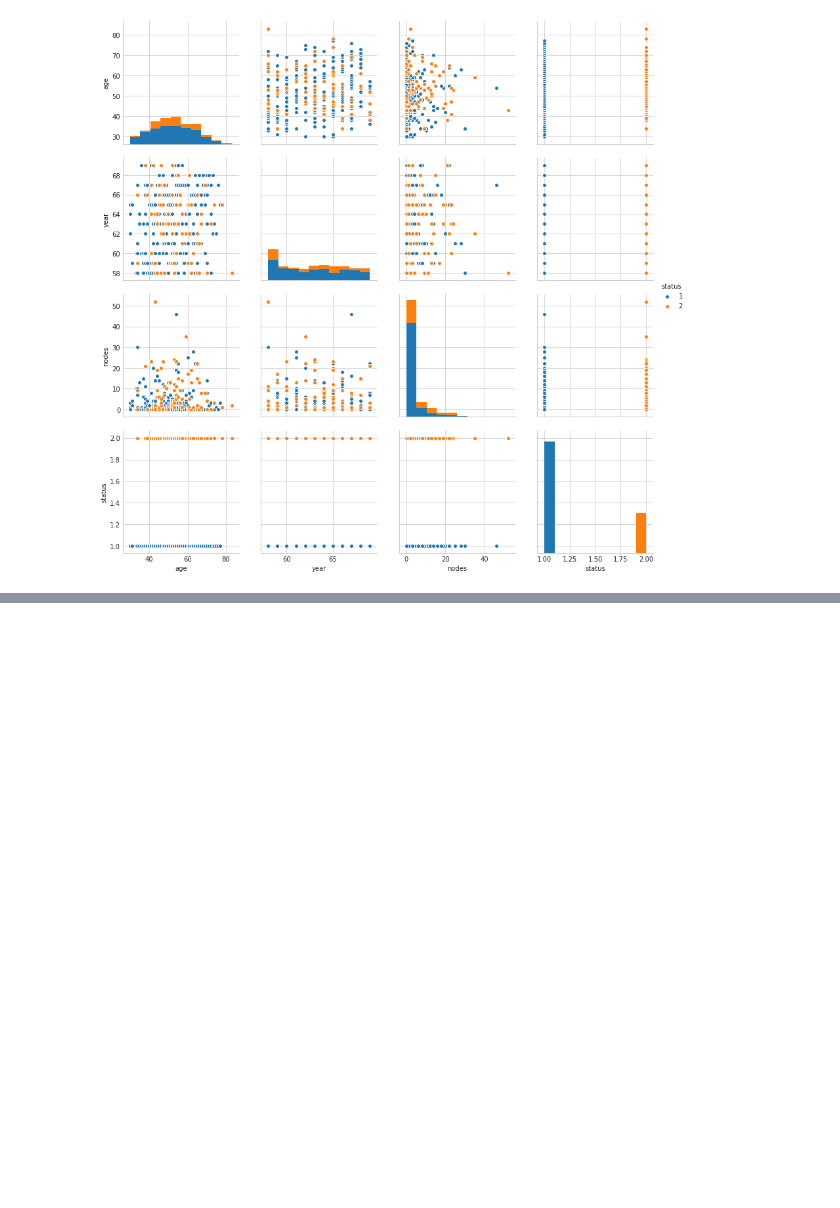
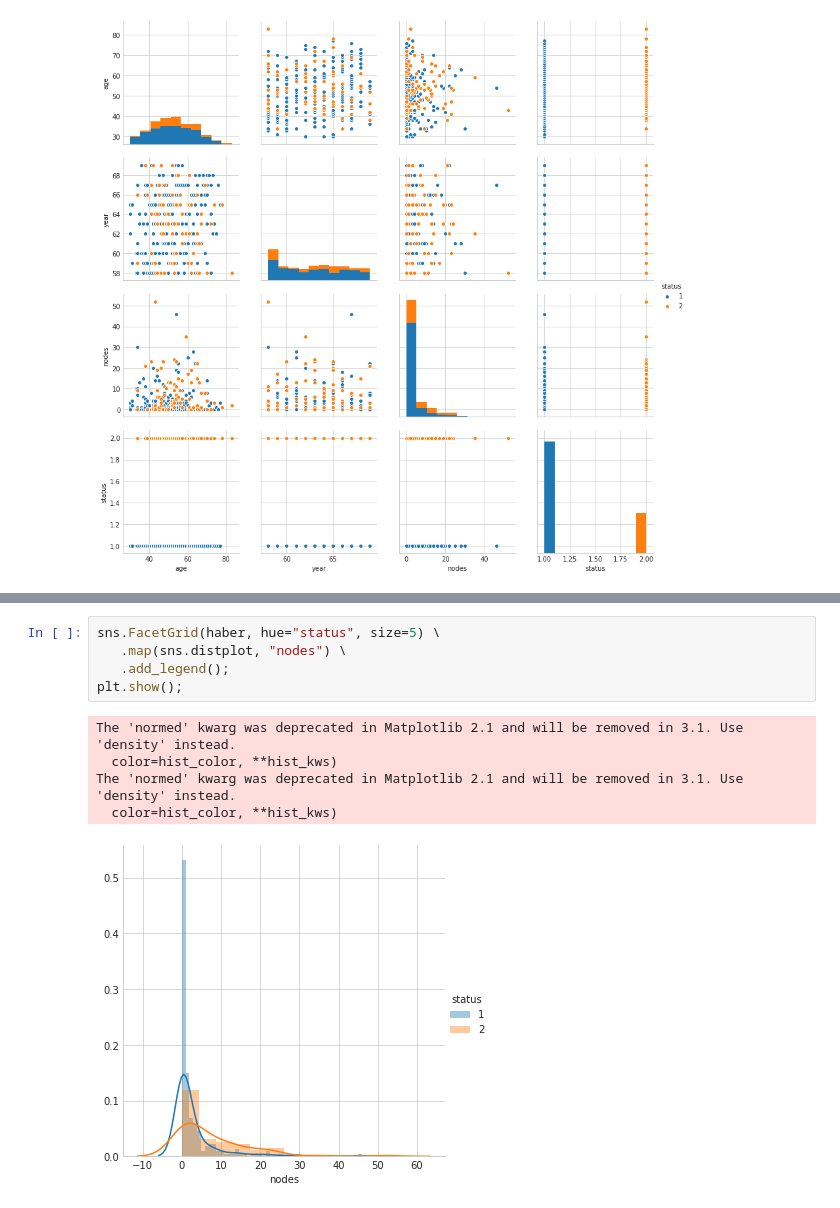
Before and after one commit to rj7shakya/machinelearning, a Jupyter notebook: 1 eda/eda_haberman.ipynb, the cells around one changed output, grey strips where cells are left out. Drawn from its saved outputs; the diff is of its cells as text; blank space fills up the shorter version.

```diff
--- a/1 eda/eda_haberman.ipynb
+++ b/1 eda/eda_haberman.ipynb
@@ -38,0 +69,11 @@ plt.show()
+# %%
+sns.FacetGrid(haber, hue="status", size=5) \
+   .map(sns.distplot, "nodes") \
+   .add_legend();
+plt.show();
+# %% [output]
+The 'normed' kwarg was deprecated in Matplotlib 2.1 and will be removed in 3.1. Use 'density' instead.
+  color=hist_color, **hist_kws)
+The 'normed' kwarg was deprecated in Matplotlib 2.1 and will be removed in 3.1. Use 'density' instead.
+  color=hist_color, **hist_kws)
+[figure, added]
```
Also changed, not shown: parts of 3 cells of this notebook.
